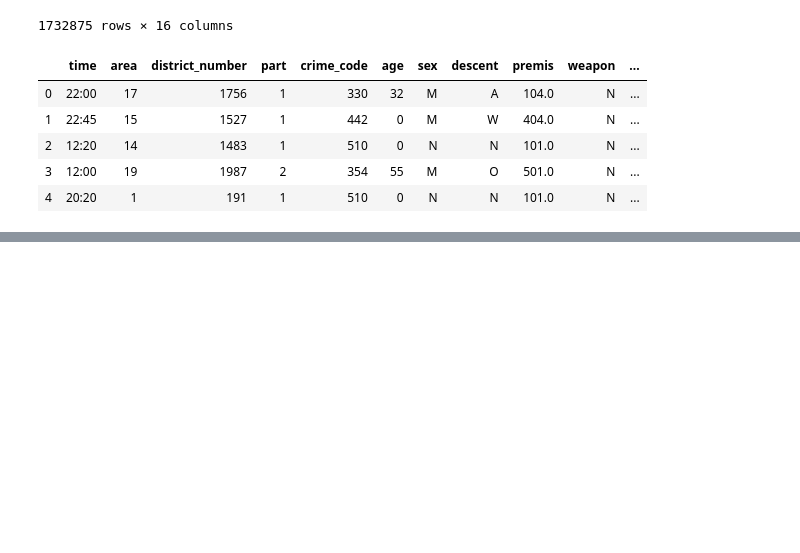
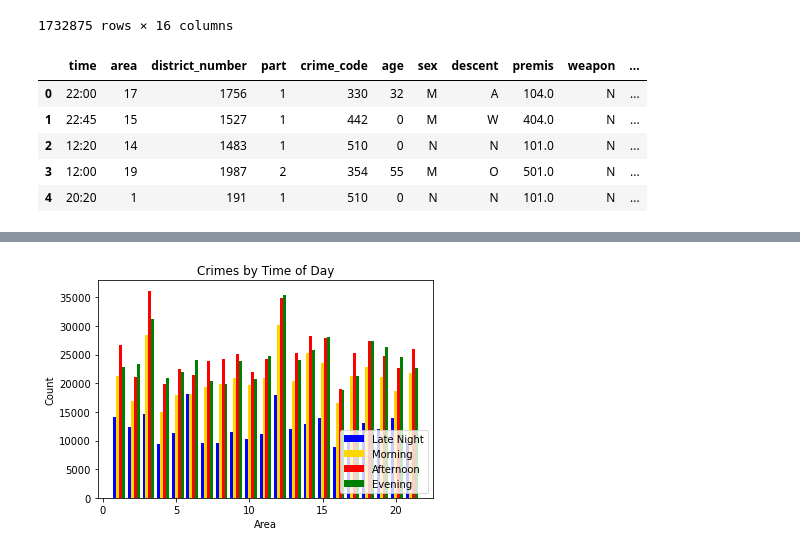
Before and after one commit to davefng/UCLA_ML, a Jupyter notebook: final.ipynb, the cells around one changed output, grey strips where cells are left out. Saved outputs shown, nothing was run; the diff lists cells and outputs as text; code cells hidden in the pictures; blank space fills up the shorter version.

```diff
--- a/final.ipynb
+++ b/final.ipynb
@@ -193,0 +238,21 @@ crime_new.head()
+# %%
+#print(crime_new.groupby('area').count())
+lateNight = crime_new[crime_new.time_class.isin([0])].groupby('area').count().time_class
+morning = crime_new[crime_new.time_class.isin([1])].groupby('area').count().time_class
+afternoon = crime_new[crime_new.time_class.isin([2])].groupby('area').count().time_class
+evening = crime_new[crime_new.time_class.isin([3])].groupby('area').count().time_class
+indices = sorted(crime_new.area.unique())
+#Calculate optimal width
+width = np.min(np.diff(indices))/5
+# %%
+plt.bar(indices-width,lateNight,width,color='b',label='Late Night')
+plt.bar(indices,morning,width,color='gold',label='Morning')
+plt.bar(indices+width,afternoon,width,color='r',label='Afternoon')
+plt.bar(indices+width+width,evening,width,color='g',label='Evening')
+plt.xlabel('Area')
+plt.ylabel('Count')
+plt.title('Crimes by Time of Day')
+plt.legend(loc='lower right')
+plt.show()
+# %% [output]
+[figure, added]
```
Also changed, not shown: parts of 10 cells of this notebook.
